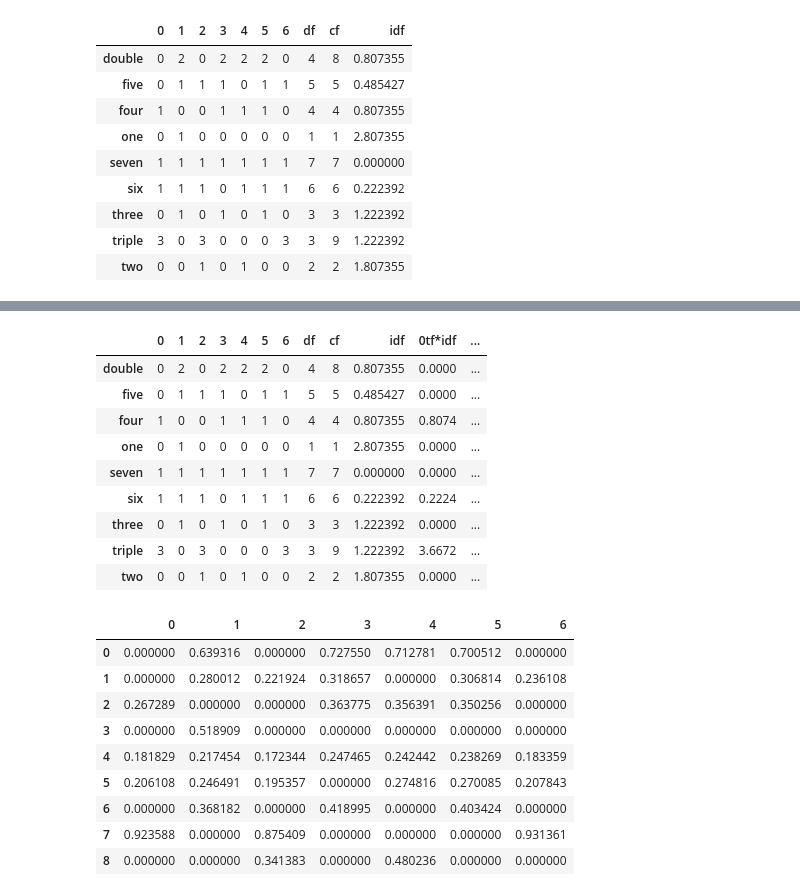
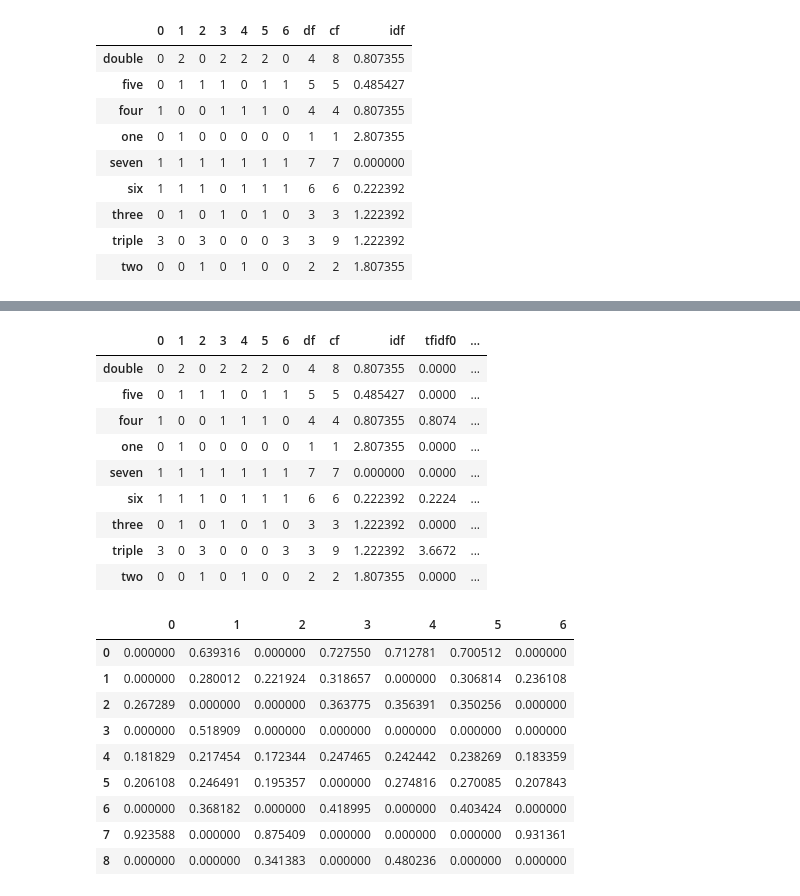
Before and after one commit to study-groups/stanford-nlp-study-group, a Jupyter notebook: examples/tfidf_toy_example.ipynb, the cells around one changed output, grey strips where cells are left out. Cells and saved outputs as stored; diff of their text form; code cells hidden in the pictures.

```diff
--- a/examples/tfidf_toy_example.ipynb
+++ b/examples/tfidf_toy_example.ipynb
@@ -84,18 +73,18 @@ sns.barplot(plotdf.idf,plotdf.index)
 # %%
 sent_col = [i for i in range(0,7)]
-for col in sent_col:
-    dfcf1[str(col)+'tf*idf'] = round(dfcf1[col] * dfcf1.idf,4)
+for col in dfcf.iloc[:, :7]:
+    dfcf['tfidf'+str(col)] = round(dfcf[col] * dfcf.idf,4)
-# %%
-dfcf1
-# %% [output]
-|  | 0 | 1 | 2 | 3 | 4 | 5 | 6 | df | cf | idf | 0tf*idf | ... |
-| double | 0 | 2 | 0 | 2 | 2 | 2 | 0 | 4 | 8 | 0.807355 | 0.0000 | ... |
-| five | 0 | 1 | 1 | 1 | 0 | 1 | 1 | 5 | 5 | 0.485427 | 0.0000 | ... |
-| four | 1 | 0 | 0 | 1 | 1 | 1 | 0 | 4 | 4 | 0.807355 | 0.8074 | ... |
-| one | 0 | 1 | 0 | 0 | 0 | 0 | 0 | 1 | 1 | 2.807355 | 0.0000 | ... |
-| seven | 1 | 1 | 1 | 1 | 1 | 1 | 1 | 7 | 7 | 0.000000 | 0.0000 | ... |
-| six | 1 | 1 | 1 | 0 | 1 | 1 | 1 | 6 | 6 | 0.222392 | 0.2224 | ... |
-| three | 0 | 1 | 0 | 1 | 0 | 1 | 0 | 3 | 3 | 1.222392 | 0.0000 | ... |
-| triple | 3 | 0 | 3 | 0 | 0 | 0 | 3 | 3 | 9 | 1.222392 | 3.6672 | ... |
-| two | 0 | 0 | 1 | 0 | 1 | 0 | 0 | 2 | 2 | 1.807355 | 0.0000 | ... |
+# %%
+dfcf
+# %% [output]
+|  | 0 | 1 | 2 | 3 | 4 | 5 | 6 | df | cf | idf | tfidf0 | ... |
+| double | 0 | 2 | 0 | 2 | 2 | 2 | 0 | 4 | 8 | 0.807355 | 0.0000 | ... |
+| five | 0 | 1 | 1 | 1 | 0 | 1 | 1 | 5 | 5 | 0.485427 | 0.0000 | ... |
+| four | 1 | 0 | 0 | 1 | 1 | 1 | 0 | 4 | 4 | 0.807355 | 0.8074 | ... |
+| one | 0 | 1 | 0 | 0 | 0 | 0 | 0 | 1 | 1 | 2.807355 | 0.0000 | ... |
+| seven | 1 | 1 | 1 | 1 | 1 | 1 | 1 | 7 | 7 | 0.000000 | 0.0000 | ... |
+| six | 1 | 1 | 1 | 0 | 1 | 1 | 1 | 6 | 6 | 0.222392 | 0.2224 | ... |
+| three | 0 | 1 | 0 | 1 | 0 | 1 | 0 | 3 | 3 | 1.222392 | 0.0000 | ... |
+| triple | 3 | 0 | 3 | 0 | 0 | 0 | 3 | 3 | 9 | 1.222392 | 3.6672 | ... |
+| two | 0 | 0 | 1 | 0 | 1 | 0 | 0 | 2 | 2 | 1.807355 | 0.0000 | ... |
 # %%
```
Also changed, not shown: parts of 11 cells of this notebook, 1 other file.
